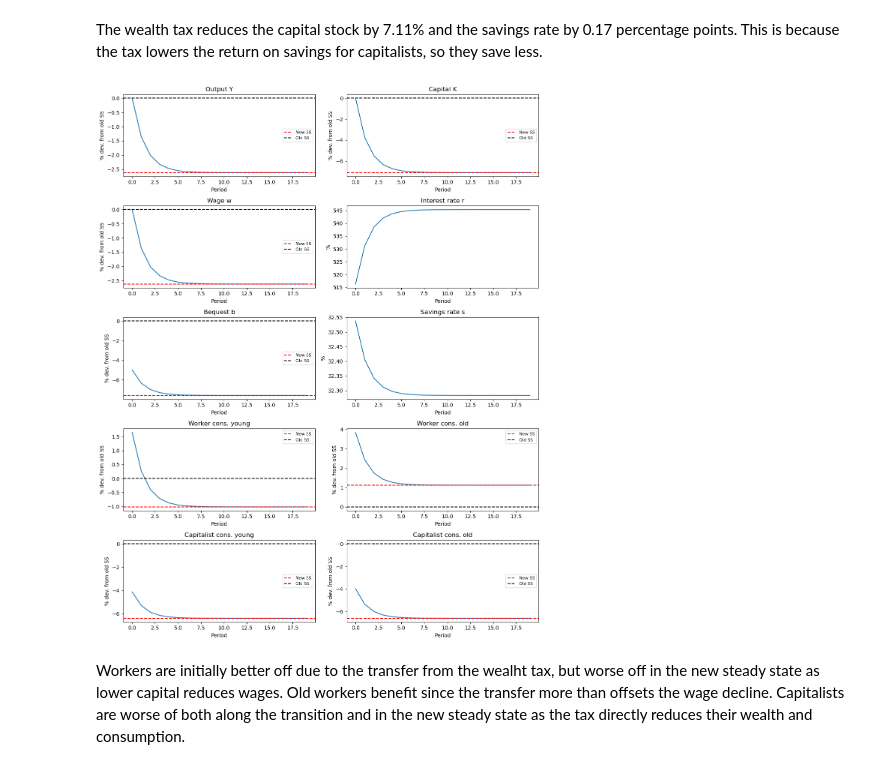
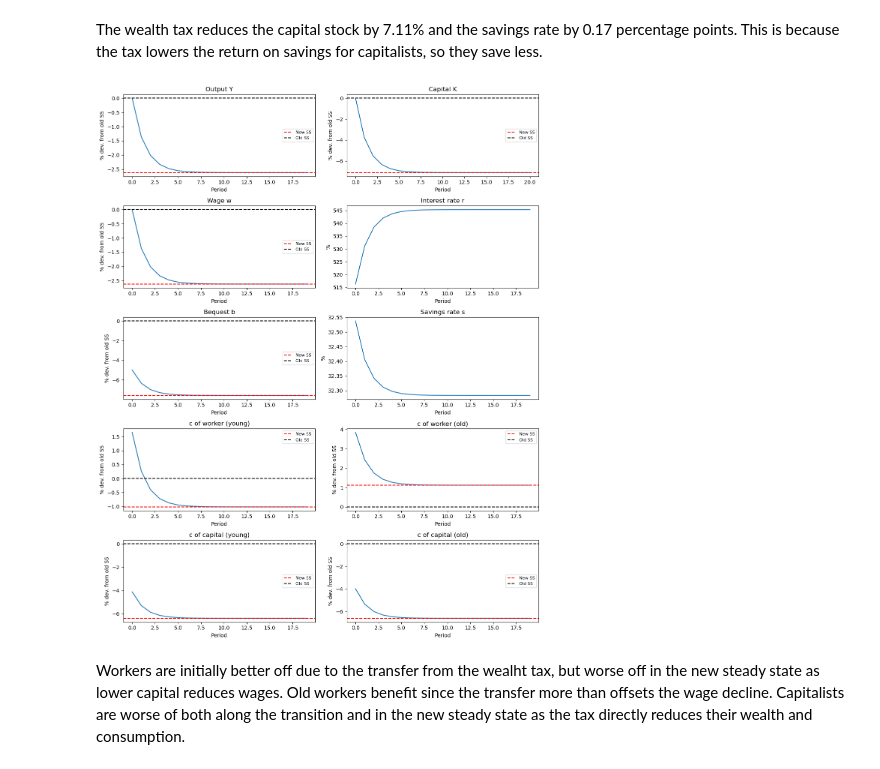
Before and after one commit to PeterTveita/FIE463, a Jupyter notebook: Term papers/Innlevering 1 -1.ipynb, the cells around one changed output. Saved outputs shown, nothing was run; the diff lists cells and outputs as text; code cells hidden in the pictures.

```diff
--- a/Term papers/Innlevering 1 -1.ipynb
+++ b/Term papers/Innlevering 1 -1.ipynb
@@ -81,7 +89,8 @@ The plot shows that the Euler equation error crosses zero around K = 0.005, conf
 ## Part 2 - Steady state
 ***
 # %%
+@dataclass
 class SteadyState:
-    """Stores all steady-state quantities and prices."""
+    """Stores all steady-state quantities and prices"""
     pass
 # %%
@@ -224,22 +246,26 @@ fig, axes = plt.subplots(5, 2, figsize=(12, 15))
 # Variables as percent deviation from steady state
 pct_vars = [
     (sim.Y, ss.Y, 'Output Y'),
-    (sim.K, ss.K, 'Capital K'),
+    (sim.K[:-1], ss.K, 'Capital K'), # As sim.K has T+1 elements, we index it to T-1
     (sim.w, ss.w, 'Wage w'),
     (sim.r, None, 'Interest rate r'),
     (sim.b, ss.b, 'Bequest b'),
     (sim.s, None, 'Savings rate s'),
-    (sim.cw_y, ss.cw_y, 'Worker cons. young'),
-    (sim.cw_o, ss.cw_o, 'Worker cons. old'),
-    (sim.ck_y, ss.ck_y, 'Capitalist cons. young'),
-    (sim.ck_o, ss.ck_o, 'Capitalist cons. old'),
+    (sim.cW_y, ss.cW_y, 'Worker cons. young'),
+    (sim.cW_o, ss.cW_o, 'Worker cons. old'),
+    (sim.cK_y, ss.cK_y, 'Capitalist cons. young'),
+    (sim.cK_o, ss.cK_o, 'Capitalist cons. old'),
 ]
 
 for i, (series, ss_val, label) in enumerate(pct_vars):
     ax = axes[i // 2, i % 2]
+
+    #If no steady state
     if ss_val is None:
         ax.plot(100 * series)
         ax.set_ylabel('%')
+
+    #If steady state
     else:
         ax.plot(100 * (series - ss_val) / ss_val)
         ax.axhline(0, color='black', linestyle='--')
@@ -298,41 +324,41 @@ Change in savings rate: -0.17 pp
 # %% [markdown]
 The wealth tax reduces the capital stock by 7.11% and the savings rate by 0.17 percentage points. This is because the tax lowers the return on savings for capitalists, so they save less.
 # %%
-sim4 = simulate_olg(ss_old.K, 20, par)
+sim2 = simulate_olg(ss_old.K, 20, par)
 # %%
 fig, axes = plt.subplots(5, 2, figsize=(12, 15))
 
 pct_vars = [
-    (sim4.Y, ss_old.Y, ss_new.Y, 'Output Y'),
-    (sim4.K, ss_old.K, ss_new.K, 'Capital K'),
-    (sim4.w, ss_old.w, ss_new.w, 'Wage w'),
-    (sim4.r, None, None, 'Interest rate r'),
-    (sim4.b, ss_old.b, ss_new.b, 'Bequest b'),
-    (sim4.s, None, None, 'Savings rate s'),
-    (sim4.cw_y, ss_old.cw_y, ss_new.cw_y, 'Worker cons. young'),
-    (sim4.cw_o, ss_old.cw_o, ss_new.cw_o, 'Worker cons. old'),
-    (sim4.ck_y, ss_old.ck_y, ss_new.ck_y, 'Capitalist cons. young'),
-    (sim4.ck_o, ss_old.ck_o, ss_new.ck_o, 'Capitalist cons. old'),
+    (sim2.Y, ss_old.Y, ss_new.Y, 'Output Y'),
+    (sim2.K, ss_old.K, ss_new.K, 'Capital K'),
+    (sim2.w, ss_old.w, ss_new.w, 'Wage w'),
+    (sim2.r, None, None, 'Interest rate r'),
+    (sim2.b, ss_old.b, ss_new.b, 'Bequest b'),
+    (sim2.s, None, None, 'Savings rate s'),
+    (sim2.cW_y, ss_old.cW_y, ss_new.cW_y, 'c of worker (young)'),
+    (sim2.cW_o, ss_old.cW_o, ss_new.cW_o, 'c of worker (old)'),
+    (sim2.cK_y, ss_old.cK_y, ss_new.cK_y, 'c of capital (young)'),
+    (sim2.cK_o, ss_old.cK_o, ss_new.cK_o, 'c of capital (old)'),
 ]
 
 for i, (series, old, new, label) in enumerate(pct_vars):
     ax = axes[i // 2, i % 2]
     if old is None:
         ax.plot(100 * series)
         ax.set_ylabel('%')
     else:
         ax.plot(100 * (series - old) / old)
         ax.axhline(100 * (new - old) / old, color='red', linestyle='--', label='New SS')
         ax.axhline(0, color='black', linestyle='--', label='Old SS')
         ax.legend(fontsize=8)
         ax.set_ylabel('% dev. from old SS')
     ax.set_title(label)
     ax.set_xlabel('Period')
 
 plt.tight_layout()
 plt.show()
 # %% [output]
-[figure, old version]
+[figure, new version]
 # %% [markdown]
 Workers are initially better off due to the transfer from the wealht tax, but worse off in the new steady state as lower capital reduces wages. Old workers benefit since the transfer more than offsets the wage decline. Capitalists are worse of both along the transition and in the new steady state as the tax directly reduces their wealth and consumption.
 # %% [markdown]
```
Also changed, not shown: parts of 19 cells of this notebook, 1 other file.
